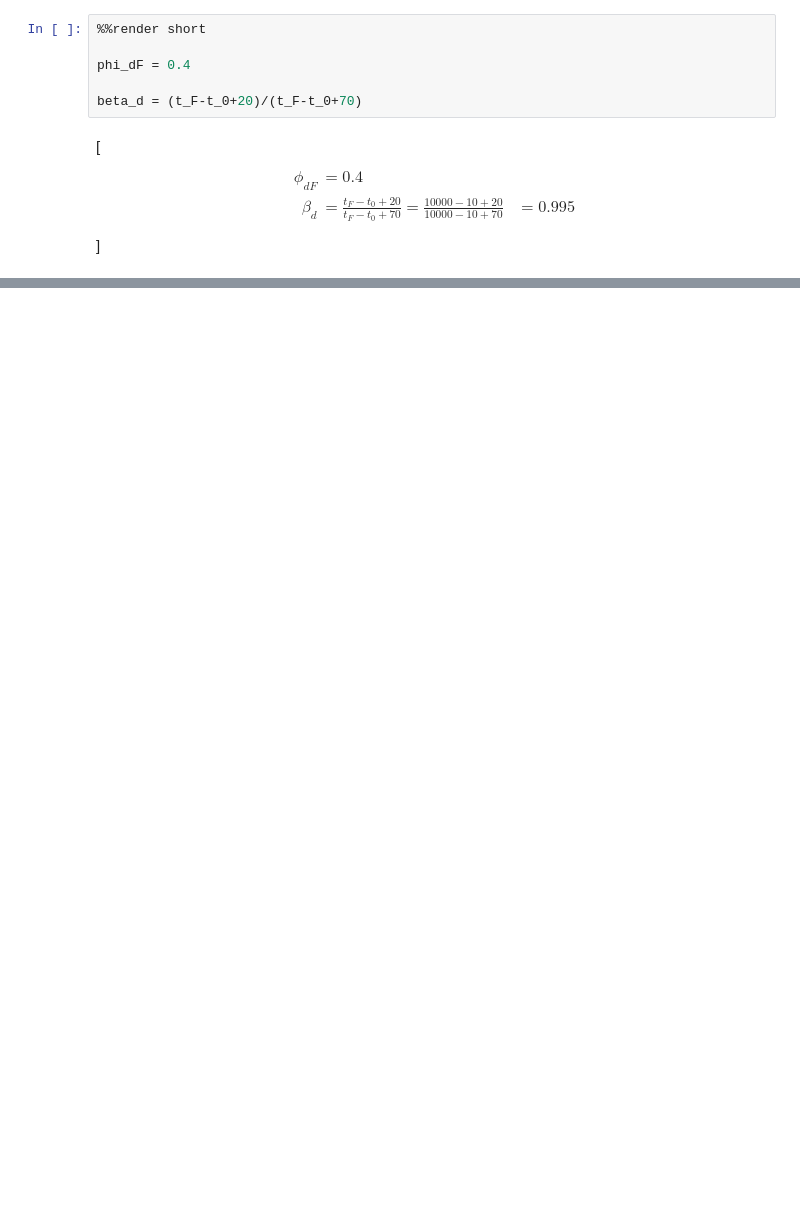
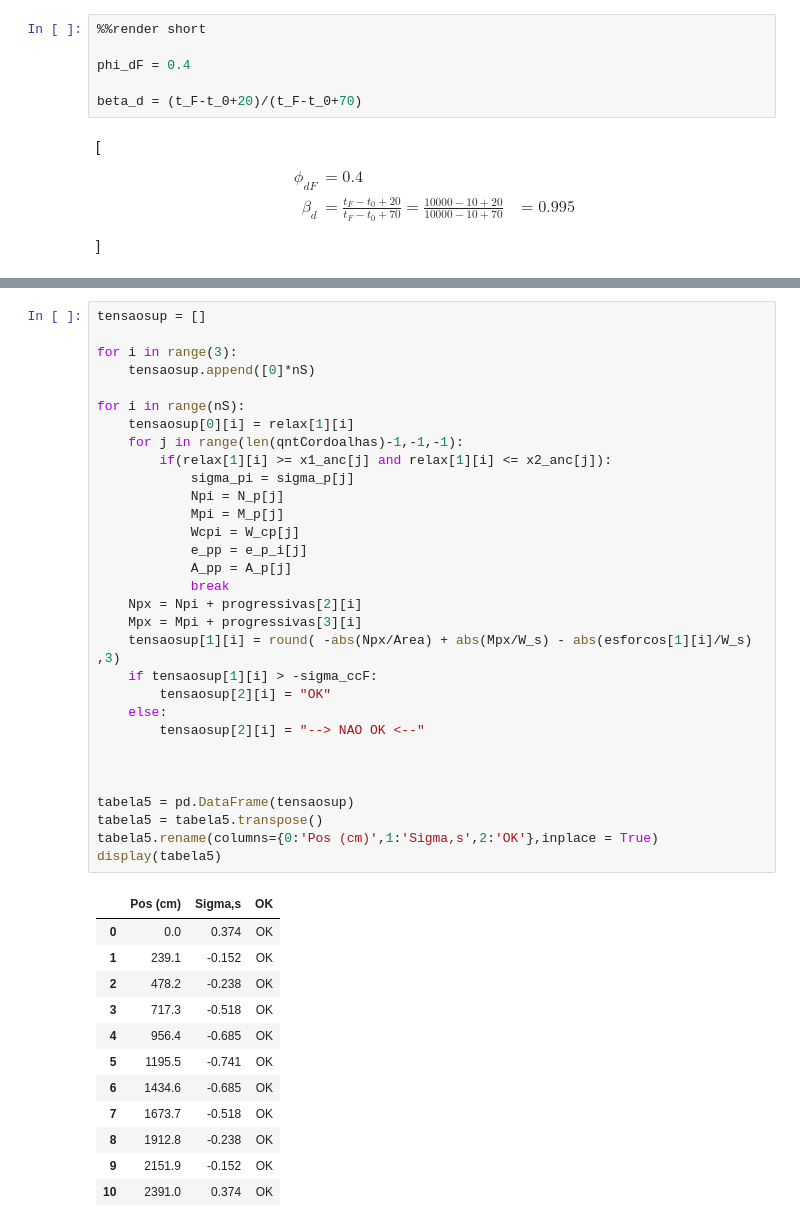
Before and after one commit to GarciaGabe/eng, a Jupyter notebook: Viga Protendida.ipynb, the cells around one changed output, grey strips where cells are left out. Cells and saved outputs as stored; diff of their text form; blank space fills up the shorter version.

```diff
--- a/Viga Protendida.ipynb
+++ b/Viga Protendida.ipynb
@@ -704,0 +732,44 @@ display(tabela4)
+# %%
+tensaosup = []
+
+for i in range(3):
+    tensaosup.append([0]*nS)
+
+for i in range(nS):
+    tensaosup[0][i] = relax[1][i]
+    for j in range(len(qntCordoalhas)-1,-1,-1):
+        if(relax[1][i] >= x1_anc[j] and relax[1][i] <= x2_anc[j]):
+            sigma_pi = sigma_p[j]
+            Npi = N_p[j]
+            Mpi = M_p[j]
+            Wcpi = W_cp[j]
+            e_pp = e_p_i[j]
+            A_pp = A_p[j]
+            break
+    Npx = Npi + progressivas[2][i]
+    Mpx = Mpi + progressivas[3][i]
+    tensaosup[1][i] = round( -abs(Npx/Area) + abs(Mpx/W_s) - abs(esforcos[1][i]/W_s) ,3)
+    if tensaosup[1][i] > -sigma_ccF:
+        tensaosup[2][i] = "OK"
+    else:
+        tensaosup[2][i] = "--> NAO OK <--"
+
+
+
+tabela5 = pd.DataFrame(tensaosup)
+tabela5 = tabela5.transpose()
+tabela5.rename(columns={0:'Pos (cm)',1:'Sigma,s',2:'OK'},inplace = True)
+display(tabela5)
+# %% [output]
+|  | Pos (cm) | Sigma,s | OK |
+| 0 | 0.0 | 0.374 | OK |
+| 1 | 239.1 | -0.152 | OK |
+| 2 | 478.2 | -0.238 | OK |
+| 3 | 717.3 | -0.518 | OK |
+| 4 | 956.4 | -0.685 | OK |
+| 5 | 1195.5 | -0.741 | OK |
+| 6 | 1434.6 | -0.685 | OK |
+| 7 | 1673.7 | -0.518 | OK |
+| 8 | 1912.8 | -0.238 | OK |
+| 9 | 2151.9 | -0.152 | OK |
+| 10 | 2391.0 | 0.374 | OK |
```
Also changed, not shown: parts of 54 cells of this notebook.
